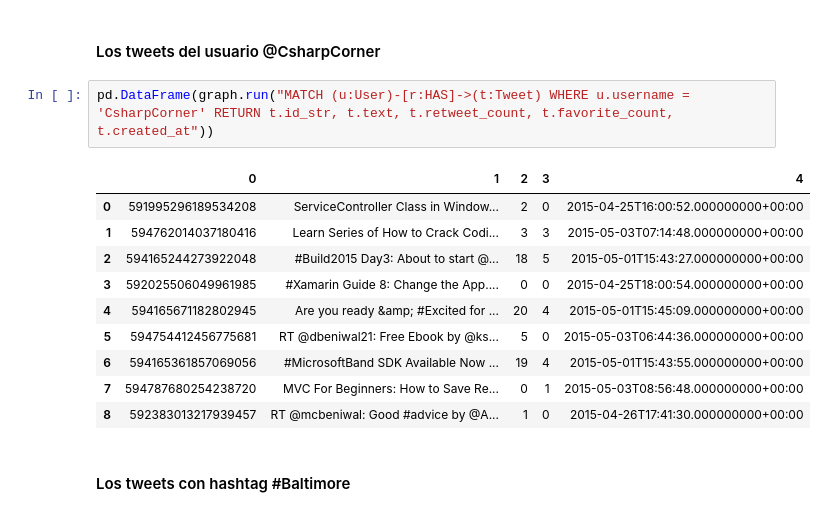
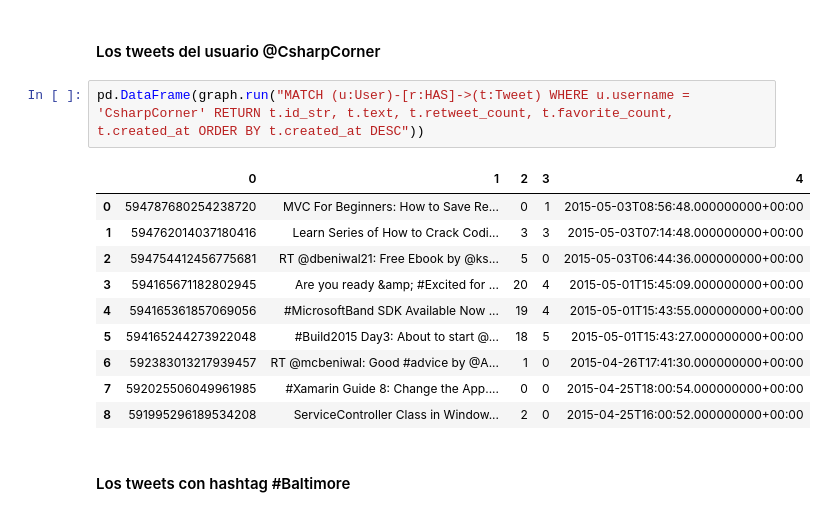
Before and after one commit to javoeria/data-science, a Jupyter notebook: neo4j/py2neo_3.ipynb, the cells around one changed output. Saved outputs shown, nothing was run; the diff lists cells and outputs as text.

```diff
--- a/neo4j/py2neo_3.ipynb
+++ b/neo4j/py2neo_3.ipynb
@@ -63,18 +63,18 @@ pd.DataFrame(graph.run("MATCH (u:User)-[r:HAS]->(t:Tweet) RETURN t.id_str, u.use
 # %% [markdown]
 #### Los tweets del usuario @CsharpCorner
 # %%
-pd.DataFrame(graph.run("MATCH (u:User)-[r:HAS]->(t:Tweet) WHERE u.username = 'CsharpCorner' RETURN t.id_str, t.text, t.retweet_count, t.favorite_count, t.created_at"))
+pd.DataFrame(graph.run("MATCH (u:User)-[r:HAS]->(t:Tweet) WHERE u.username = 'CsharpCorner' RETURN t.id_str, t.text, t.retweet_count, t.favorite_count, t.created_at ORDER BY t.created_at DESC"))
 # %% [output]
 |  | 0 | 1 | 2 | 3 | 4 |
-| 0 | 591995296189534208 | ServiceController Class in Window... | 2 | 0 | 2015-04-25T16:00:52.000000000+00:00 |
+| 0 | 594787680254238720 | MVC For Beginners: How to Save Re... | 0 | 1 | 2015-05-03T08:56:48.000000000+00:00 |
 | 1 | 594762014037180416 | Learn Series of How to Crack Codi... | 3 | 3 | 2015-05-03T07:14:48.000000000+00:00 |
-| 2 | 594165244273922048 | #Build2015 Day3: About to start @... | 18 | 5 | 2015-05-01T15:43:27.000000000+00:00 |
-| 3 | 592025506049961985 | #Xamarin Guide 8: Change the App.... | 0 | 0 | 2015-04-25T18:00:54.000000000+00:00 |
-| 4 | 594165671182802945 | Are you ready &amp; #Excited for ... | 20 | 4 | 2015-05-01T15:45:09.000000000+00:00 |
-| 5 | 594754412456775681 | RT @dbeniwal21: Free Ebook by @ks... | 5 | 0 | 2015-05-03T06:44:36.000000000+00:00 |
-| 6 | 594165361857069056 | #MicrosoftBand SDK Available Now ... | 19 | 4 | 2015-05-01T15:43:55.000000000+00:00 |
-| 7 | 594787680254238720 | MVC For Beginners: How to Save Re... | 0 | 1 | 2015-05-03T08:56:48.000000000+00:00 |
-| 8 | 592383013217939457 | RT @mcbeniwal: Good #advice by @A... | 1 | 0 | 2015-04-26T17:41:30.000000000+00:00 |
+| 2 | 594754412456775681 | RT @dbeniwal21: Free Ebook by @ks... | 5 | 0 | 2015-05-03T06:44:36.000000000+00:00 |
+| 3 | 594165671182802945 | Are you ready &amp; #Excited for ... | 20 | 4 | 2015-05-01T15:45:09.000000000+00:00 |
+| 4 | 594165361857069056 | #MicrosoftBand SDK Available Now ... | 19 | 4 | 2015-05-01T15:43:55.000000000+00:00 |
+| 5 | 594165244273922048 | #Build2015 Day3: About to start @... | 18 | 5 | 2015-05-01T15:43:27.000000000+00:00 |
+| 6 | 592383013217939457 | RT @mcbeniwal: Good #advice by @A... | 1 | 0 | 2015-04-26T17:41:30.000000000+00:00 |
+| 7 | 592025506049961985 | #Xamarin Guide 8: Change the App.... | 0 | 0 | 2015-04-25T18:00:54.000000000+00:00 |
+| 8 | 591995296189534208 | ServiceController Class in Window... | 2 | 0 | 2015-04-25T16:00:52.000000000+00:00 |
 # %% [markdown]
 #### Los tweets con hashtag #Baltimore
 # %%
```
Also changed, not shown: parts of 1 cell of this notebook, 1 other file.
